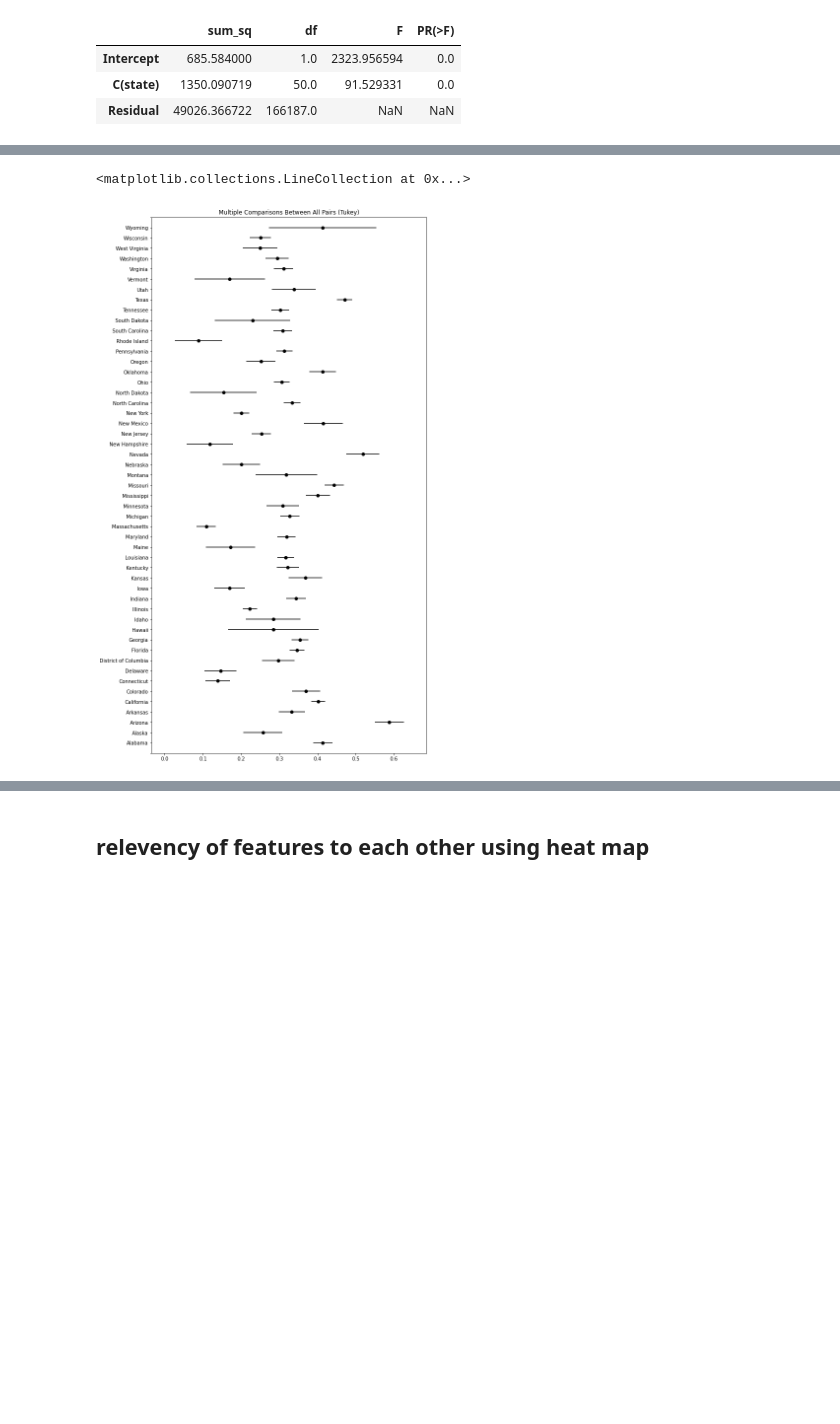
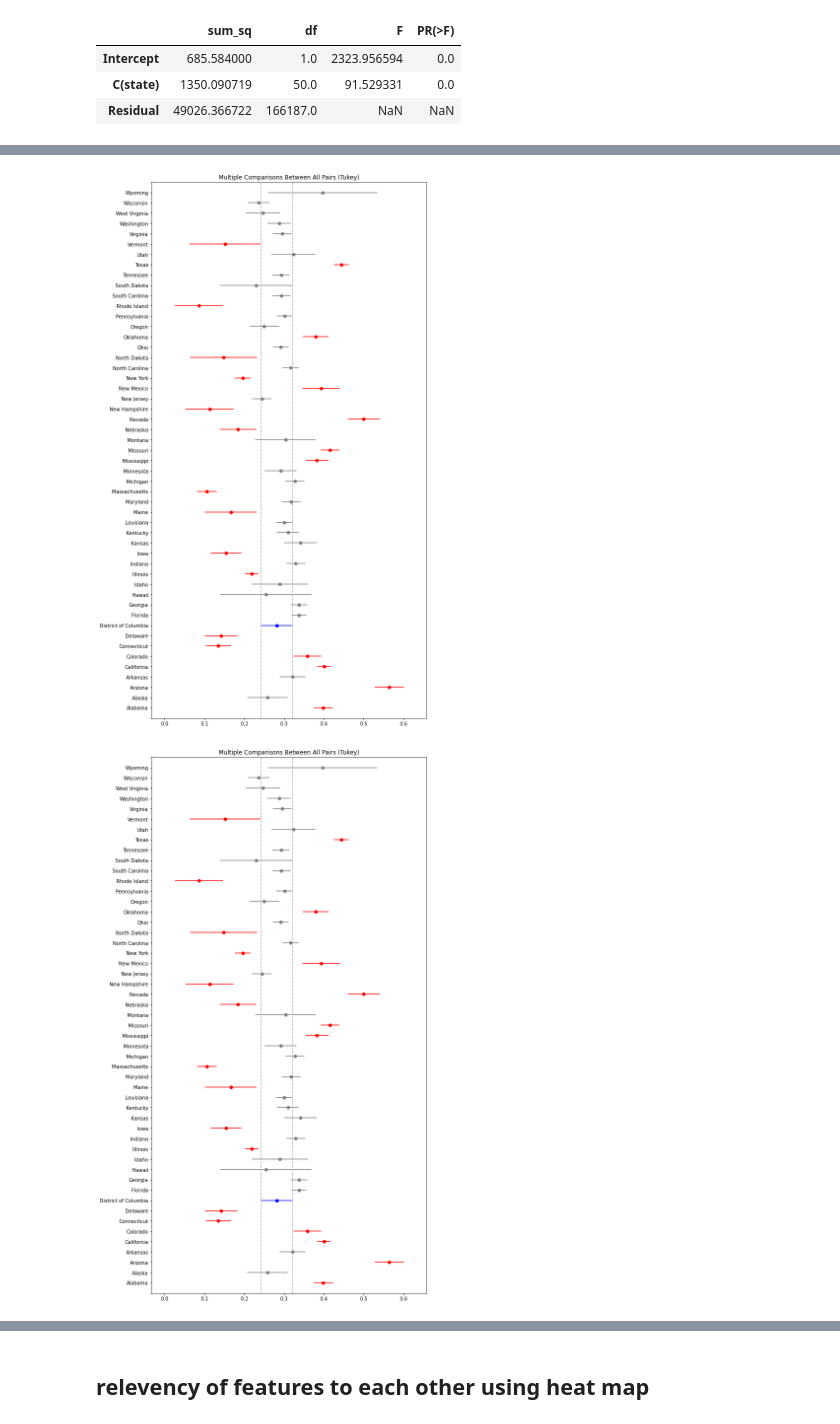
Before and after one commit to ErfanFaneian/580_final, a Jupyter notebook: gun_violance_EDA.ipynb, the cells around one changed output, grey strips where cells are left out. Cells and saved outputs as stored; diff of their text form; code cells hidden in the pictures; blank space fills up the shorter version.

```diff
--- a/gun_violance_EDA.ipynb
+++ b/gun_violance_EDA.ipynb
@@ -474,14 +490,8 @@ print(Results)
-# %%
-from statsmodels.stats.multicomp import pairwise_tukeyhsd
-
-tukey = pairwise_tukeyhsd(endog=df5['n_killed'],     # Data
-                          groups=df5['state'],   # Groups
-                          alpha=0.05)          # Significance level
-
-tukey.plot_simultaneous(figsize=(10,20))    # Plot group confidence intervals
-# %% [output]
-<matplotlib.collections.LineCollection at 0x...>
-[figure, removed]
+# %%
+Results.plot_simultaneous(comparison_name="District of Columbia", figsize=(10,20))    # Plot group confidence intervals
+# %% [output]
+[figure, added]
+[figure, added]
 # %%
 df3.describe()
 # %% [output]
```
Also changed, not shown: parts of 15 cells of this notebook.
